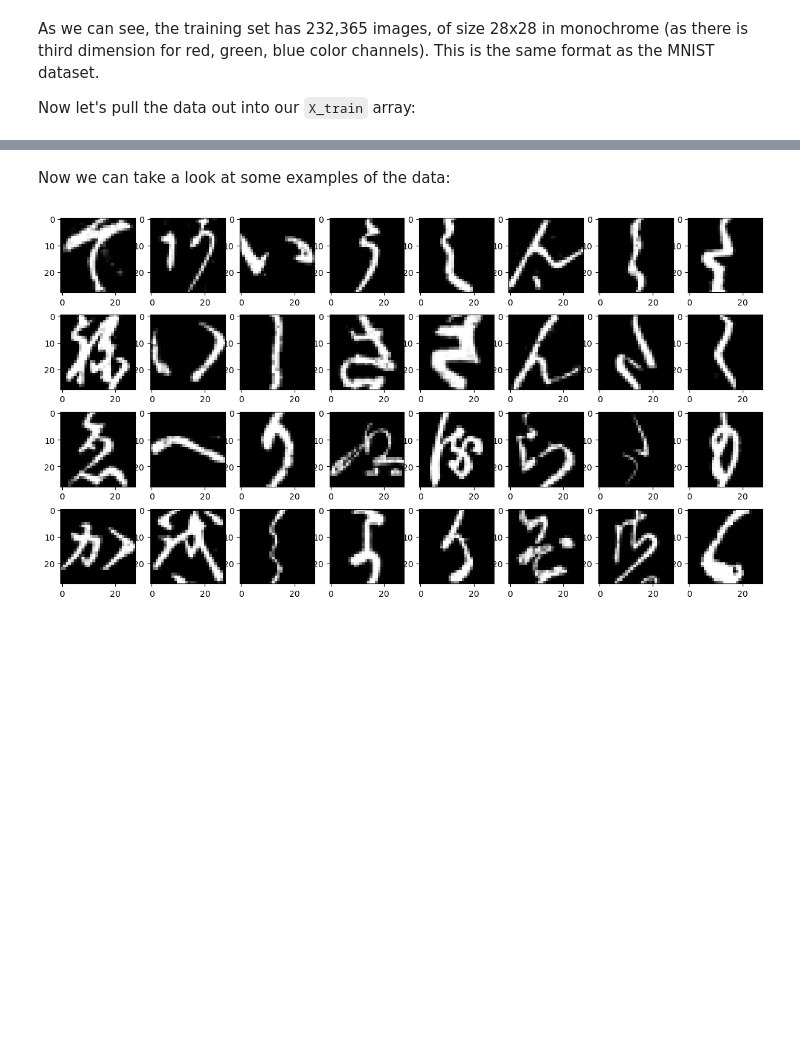
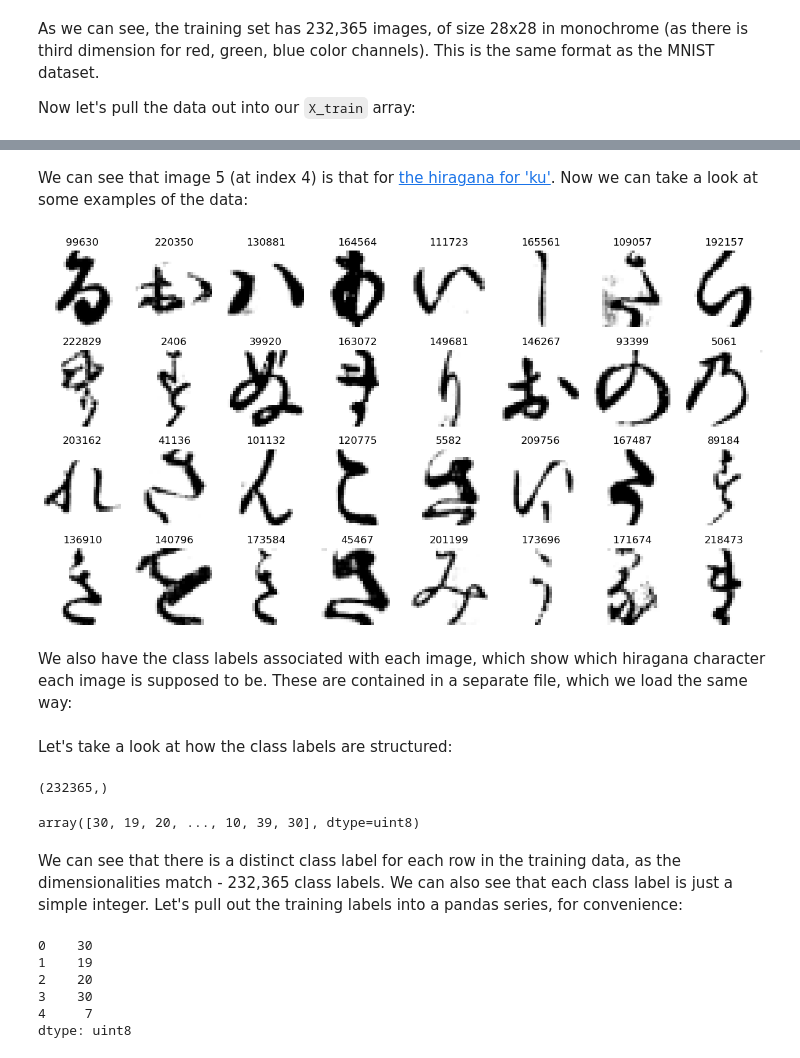
Before and after one commit to mylesmharrison/Kuzushiji-49-CNN, a Jupyter notebook: Kuzushiji.ipynb, the cells around one changed output, grey strips where cells are left out. Drawn from its saved outputs; the diff is of its cells as text; code cells hidden in the pictures; blank space fills up the shorter version.

Commit message:
training data EDA

```diff
--- a/Kuzushiji.ipynb
+++ b/Kuzushiji.ipynb
@@ -34,9 +36,9 @@ import matplotlib.pyplot as plt
 # %%
 # Load the data from numpy format
-train_img = np.load('k49-train-imgs.npz')
+train_img = np.load('data/k49-train-imgs.npz')
 
 # Check the shape of the stored array
-train_img.f.arr_0.shape
+train_img['arr_0'].shape
 # %% [output]
 (232365, 28, 28)
 # %% [markdown]
@@ -45,4 +47,4 @@ As we can see, the training set has 232,365 images, of size 28x28 in monochrome
 Now let's pull the data out into our `X_train` array:
 # %%
 # Just the data please
-X_train = train_img.f.arr_0
+X_train = train_img['arr_0']
@@ -49,17 +66,21 @@ X_train = train_img.f.arr_0
 # %% [markdown]
-Now we can take a look at some examples of the data:
+We can see that image 5 (at index 4) is that for [the hiragana for 'ku'](https://en.wikipedia.org/wiki/Ku_(kana)). Now we can take a look at some examples of the data:
 # %%
 # Create a random array of indices between 0 and the number of images of size 32
 rand_ind = np.random.randint(0, X_train.shape[0], 32)
 
 # Create subplot grid
 plt.subplots(4, 8, figsize=(15, 8))
 
 # Iterate and show each randomly selected image
 for plot_index, img_index in enumerate(rand_ind):
     plt.subplot(4, 8, plot_index + 1)
-    plt.imshow(X_train[img_index, :, :], cmap='gray')
+    plt.title(img_index)
+    plt.axis('off') # hide axes
+    plt.imshow(X_train[img_index, :, :], cmap='gray_r')
 
 plt.show()
 # %% [output]
-[figure, old version]
+[figure, new version]
+# %% [markdown]
+We also have the class labels associated with each image, which show which hiragana character each image is supposed to be. These are contained in a separate file, which we load the same way:
@@ -65,0 +89,26 @@ plt.show()
+# %% [markdown]
+Let's take a look at how the class labels are structured:
+# %%
+# Check size
+train_labels['arr_0'].shape
+# %% [output]
+(232365,)
+# %%
+train_labels['arr_0']
+# %% [output]
+array([30, 19, 20, ..., 10, 39, 30], dtype=uint8)
+# %% [markdown]
+We can see that there is a distinct class label for each row in the training data, as the dimensionalities match - 232,365 class labels. We can also see that each class label is just a simple integer. Let's pull out the training labels into a pandas series, for convenience:
+# %%
+# Pull out the class labels into a pandas series
+y_train = pd.Series(train_labels['arr_0'])
+
+# Check
+y_train.head()
+# %% [output]
+0    30
+1    19
+2    20
+3    30
+4     7
+dtype: uint8
```
Also changed, not shown: parts of 23 cells of this notebook, 1 other file.
